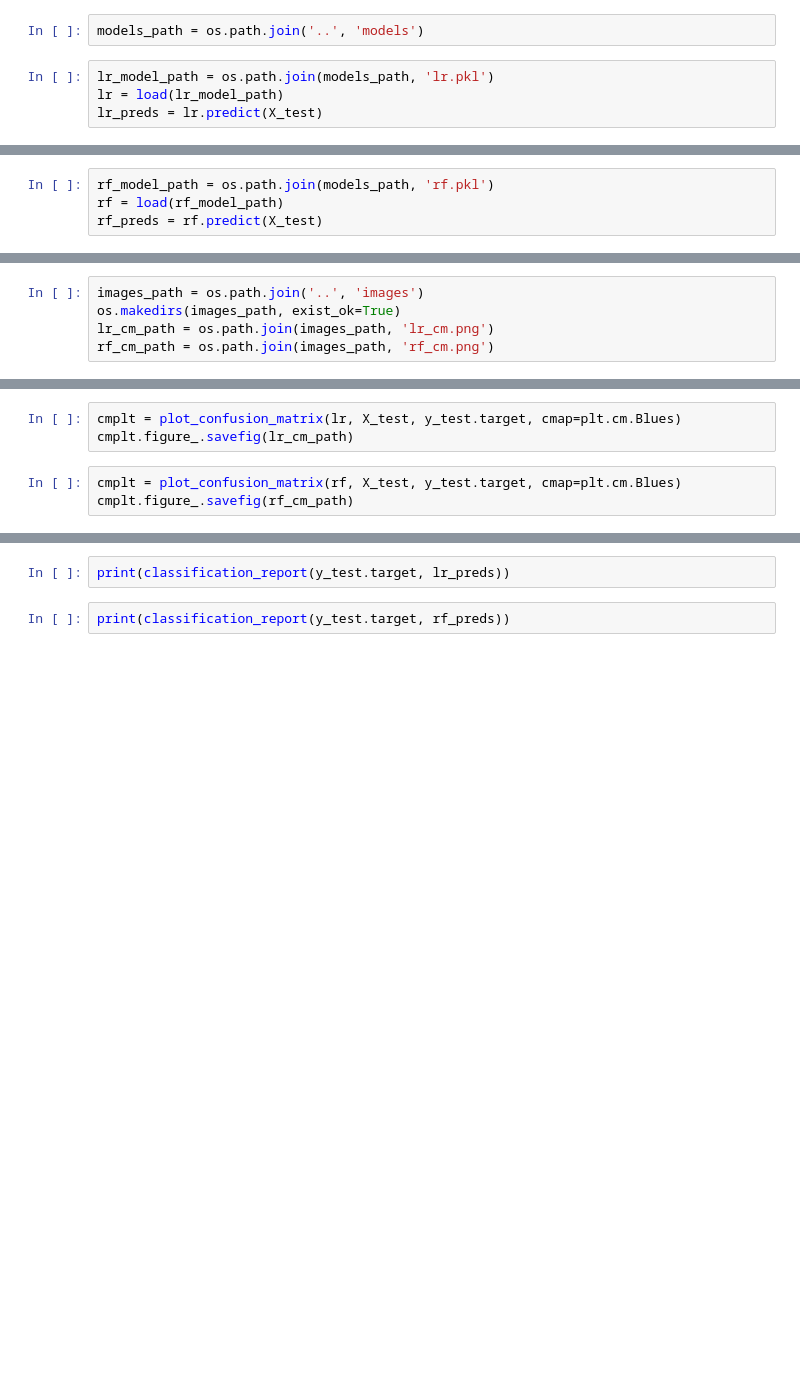
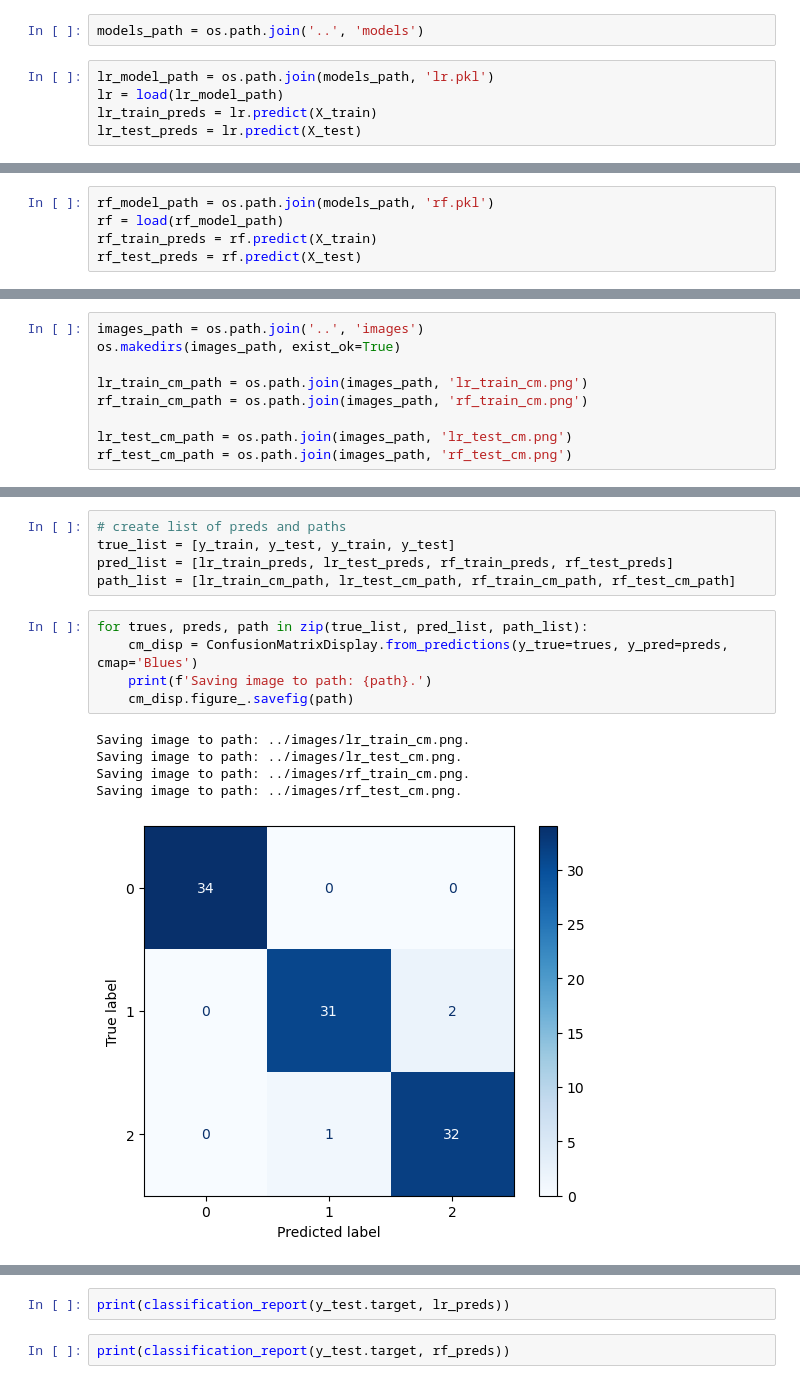
Before and after one commit to dlumian/PythonBasics, a Jupyter notebook: ClassificationExamples/iris/notebooks/5_Predict_and_Evaluate.ipynb, the cells around one changed output, grey strips where cells are left out. Saved outputs shown, nothing was run; the diff lists cells and outputs as text; blank space fills up the shorter version.

```diff
--- a/ClassificationExamples/iris/notebooks/5_Predict_and_Evaluate.ipynb
+++ b/ClassificationExamples/iris/notebooks/5_Predict_and_Evaluate.ipynb
@@ -18,4 +32,5 @@ models_path = os.path.join('..', 'models')
 # %%
 lr_model_path = os.path.join(models_path, 'lr.pkl')
 lr = load(lr_model_path)
-lr_preds = lr.predict(X_test)
+lr_train_preds = lr.predict(X_train)
+lr_test_preds = lr.predict(X_test)
@@ -24,4 +43,5 @@ lr_preds
 # %%
 rf_model_path = os.path.join(models_path, 'rf.pkl')
 rf = load(rf_model_path)
-rf_preds = rf.predict(X_test)
+rf_train_preds = rf.predict(X_train)
+rf_test_preds = rf.predict(X_test)
@@ -30,8 +54,12 @@ rf_preds
 # %%
 images_path = os.path.join('..', 'images')
 os.makedirs(images_path, exist_ok=True)
-lr_cm_path = os.path.join(images_path, 'lr_cm.png')
-rf_cm_path = os.path.join(images_path, 'rf_cm.png')
+
+lr_train_cm_path = os.path.join(images_path, 'lr_train_cm.png')
+rf_train_cm_path = os.path.join(images_path, 'rf_train_cm.png')
+
+lr_test_cm_path = os.path.join(images_path, 'lr_test_cm.png')
+rf_test_cm_path = os.path.join(images_path, 'rf_test_cm.png')
 # %%
 from sklearn.metrics import accuracy_score
 from sklearn.metrics import classification_report
@@ -39,7 +67,17 @@ from sklearn.metrics import plot_confusion_matrix
 import matplotlib.pyplot as plt
-# %%
-cmplt = plot_confusion_matrix(lr, X_test, y_test.target, cmap=plt.cm.Blues)
-cmplt.figure_.savefig(lr_cm_path)
-# %%
-cmplt = plot_confusion_matrix(rf, X_test, y_test.target, cmap=plt.cm.Blues)
-cmplt.figure_.savefig(rf_cm_path)
+# %%
+# create list of preds and paths
+true_list = [y_train, y_test, y_train, y_test]
+pred_list = [lr_train_preds, lr_test_preds, rf_train_preds, rf_test_preds]
+path_list = [lr_train_cm_path, lr_test_cm_path, rf_train_cm_path, rf_test_cm_path]
+# %%
+for trues, preds, path in zip(true_list, pred_list, path_list):
+    cm_disp = ConfusionMatrixDisplay.from_predictions(y_true=trues, y_pred=preds, cmap='Blues')
+    print(f'Saving image to path: {path}.')
+    cm_disp.figure_.savefig(path)
+# %% [output]
+Saving image to path: ../images/lr_train_cm.png.
+Saving image to path: ../images/lr_test_cm.png.
+Saving image to path: ../images/rf_train_cm.png.
+Saving image to path: ../images/rf_test_cm.png.
+[figure, added]
```
Also changed, not shown: parts of 12 cells of this notebook, 12 other files.
